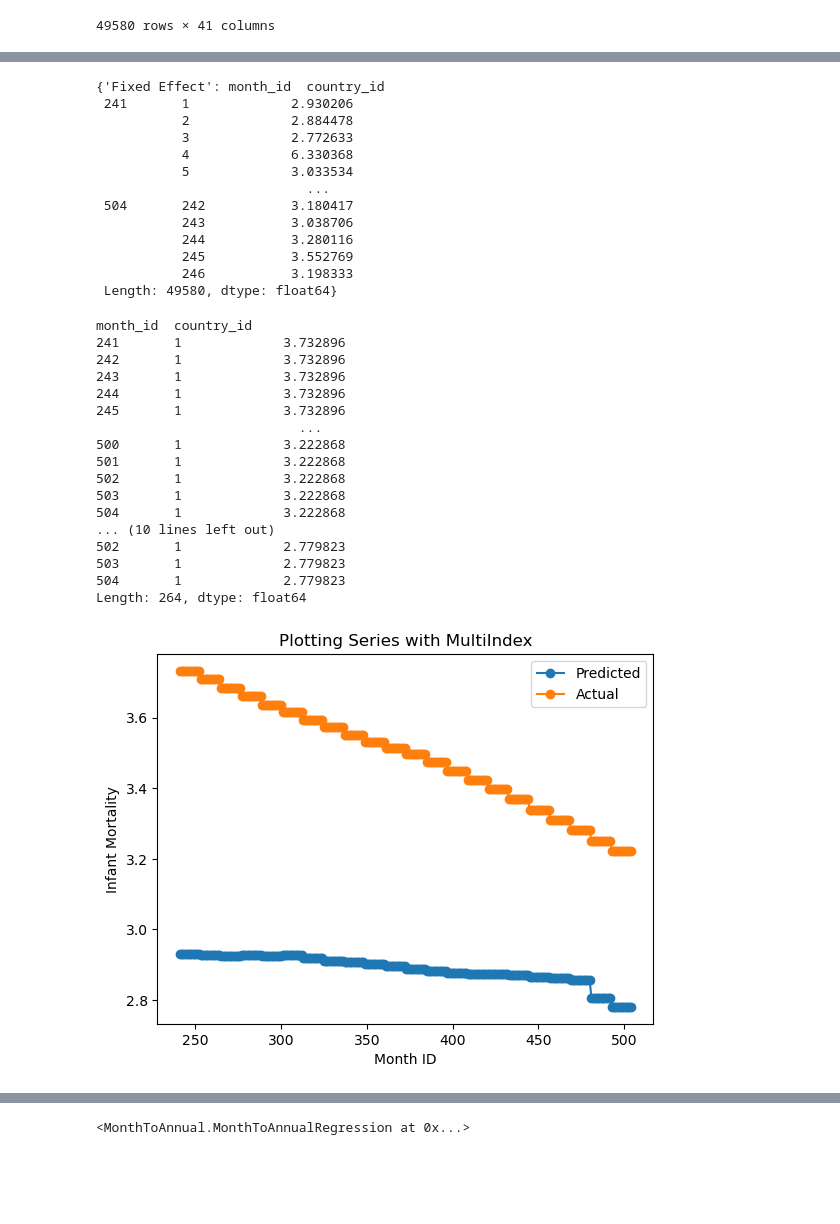
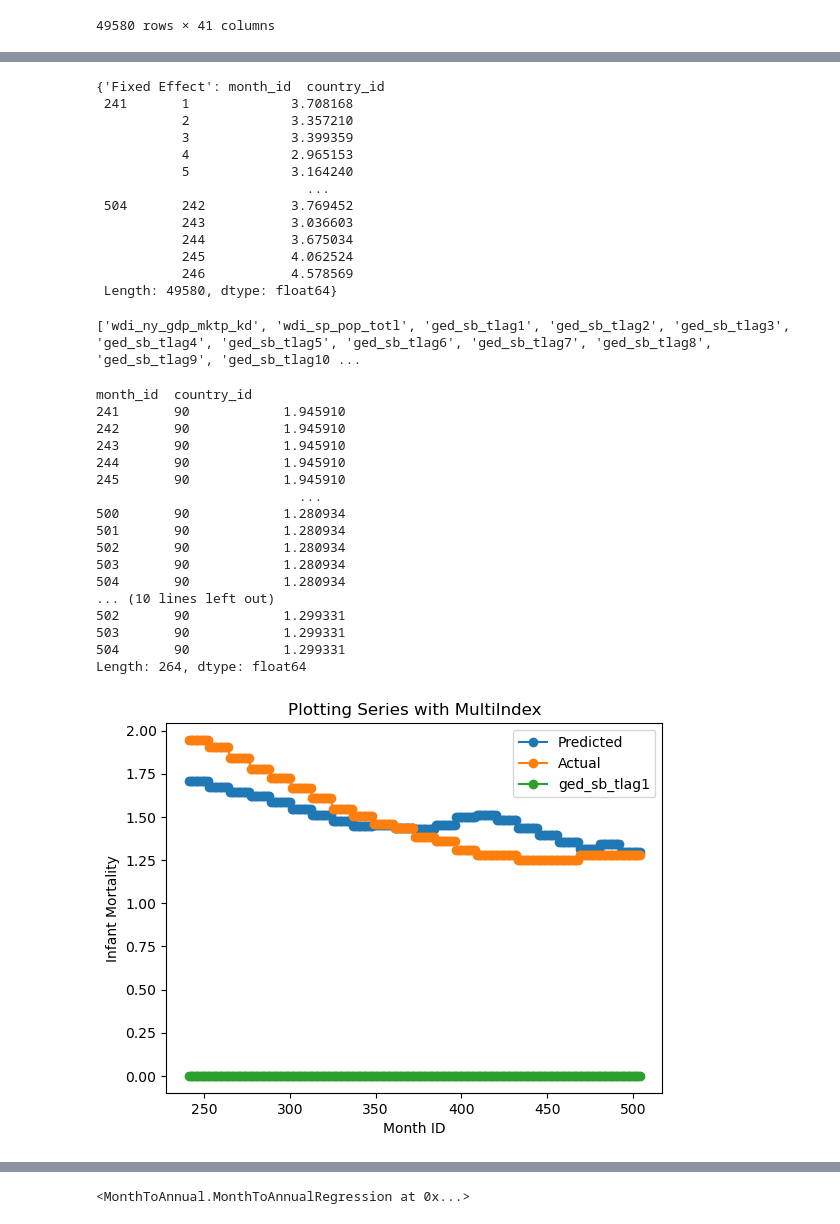
Before and after one commit to prio-data/Monthly-to-Annually-Link, a Jupyter notebook: test-class copy.ipynb, the cells around one changed output, grey strips where cells are left out. Saved outputs shown, nothing was run; the diff lists cells and outputs as text; code cells hidden in the pictures; blank space fills up the shorter version.

```diff
--- a/test-class copy.ipynb
+++ b/test-class copy.ipynb
@@ -145,6 +153,8 @@ Number of countries with missing data is  99
 # %%
 fixed_effect_column = 'country_id'
 df[fixed_effect_column] = df.index.get_level_values(fixed_effect_column)
+fixed_effect_column = 'month_id'
+df[fixed_effect_column] = df.index.get_level_values(fixed_effect_column)
 # %%
 df
 # %% [output]
@@ -255,17 +258,17 @@ data1.predictions
 data1.predictions
 # %% [output]
 {'Fixed Effect': month_id  country_id
- 241       1             2.930206
-           2             2.884478
-           3             2.772633
-           4             6.330368
-           5             3.033534
+ 241       1             3.708168
+           2             3.357210
+           3             3.399359
+           4             2.965153
+           5             3.164240
                            ...
- 504       242           3.180417
-           243           3.038706
-           244           3.280116
-           245           3.552769
-           246           3.198333
+ 504       242           3.769452
+           243           3.036603
+           244           3.675034
+           245           4.062524
+           246           4.578569
  Length: 49580, dtype: float64}
 # %%
 df_train = df.query('month_id > 240 & month_id <=492')
@@ -275,27 +278,29 @@ data2 = MonthToAnnualRegression(df_train)
 data2.models = data1.models
 # %%
 data2.prediction(independent_variable, dependent_variable,'Fixed Effect')
+# %% [output]
+['wdi_ny_gdp_mktp_kd', 'wdi_sp_pop_totl', 'ged_sb_tlag1', 'ged_sb_tlag2', 'ged_sb_tlag3', 'ged_sb_tlag4', 'ged_sb_tlag5', 'ged_sb_tlag6', 'ged_sb_tlag7', 'ged_sb_tlag8', 'ged_sb_tlag9', 'ged_sb_tlag10 ...
 # %%
-data1.plot_time_series_regression(independent_variable, dependent_variable, 'Fixed Effect',1)
+data1.plot_time_series_regression(independent_variable, dependent_variable, 'Fixed Effect',90,'ged_sb_tlag1')
 # %% [output]
 month_id  country_id
-241       1             3.732896
-242       1             3.732896
-243       1             3.732896
-244       1             3.732896
-245       1             3.732896
+241       90            1.945910
+242       90            1.945910
+243       90            1.945910
+244       90            1.945910
+245       90            1.945910
                           ...
-500       1             3.222868
-501       1             3.222868
-502       1             3.222868
-503       1             3.222868
-504       1             3.222868
+500       90            1.280934
+501       90            1.280934
+502       90            1.280934
+503       90            1.280934
+504       90            1.280934
 ... (10 lines left out)
-502       1             2.779823
-503       1             2.779823
-504       1             2.779823
+502       90            1.299331
+503       90            1.299331
+504       90            1.299331
 Length: 264, dtype: float64
-[figure, old version]
+[figure, new version]
 # %%
 data1.predictions
 # %% [output]
```
Also changed, not shown: parts of 9 cells of this notebook, 1 other file.
